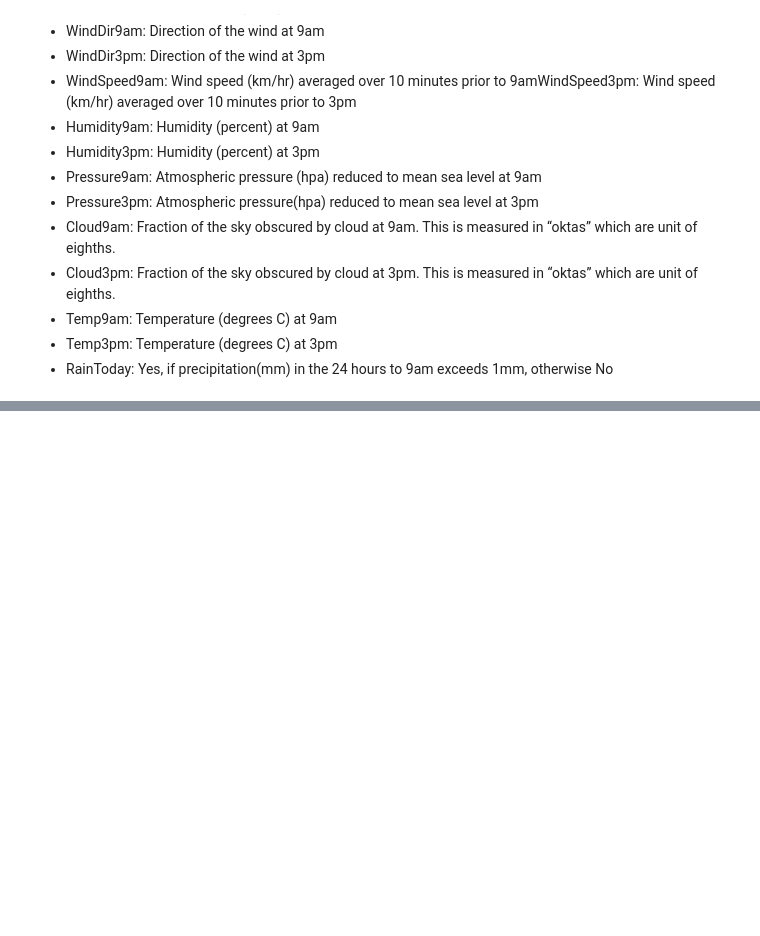
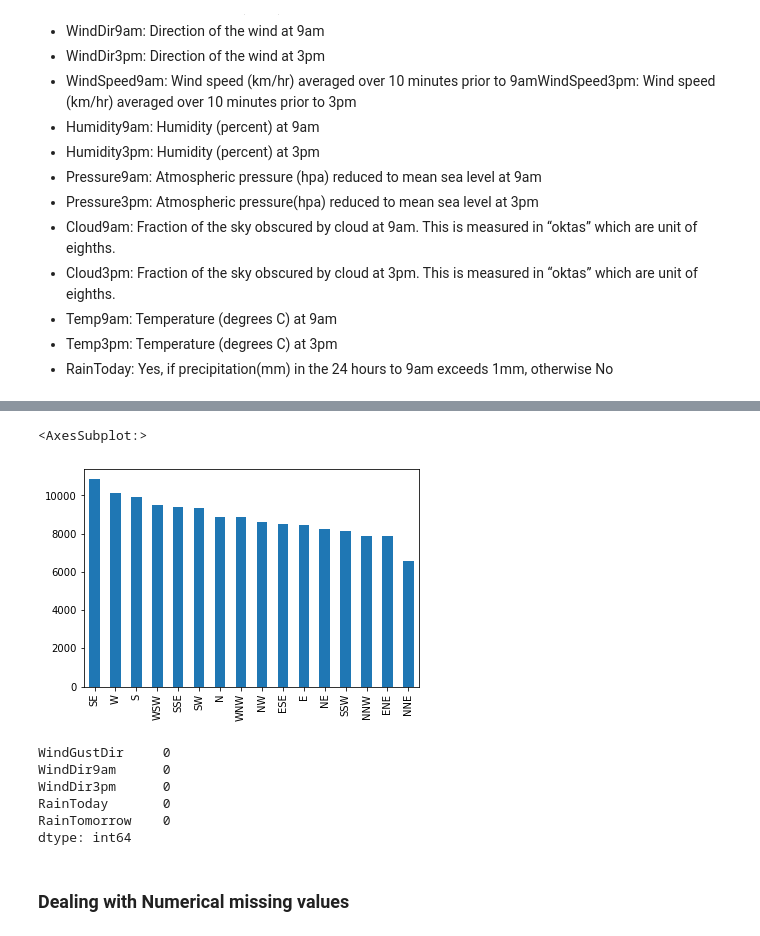
Before and after one commit to eankomah/ML-Australian-Weather-Prediction, a Jupyter notebook: ML_on_Australian_Weather_Prediction.ipynb, the cells around one changed output, grey strips where cells are left out. Cells and saved outputs as stored; diff of their text form; code cells hidden in the pictures; blank space fills up the shorter version.

```diff
--- a/ML_on_Australian_Weather_Prediction.ipynb
+++ b/ML_on_Australian_Weather_Prediction.ipynb
@@ -57,0 +238,6 @@ df
+# %%
+#Ploting frequecy distribution for WindDir3pm
+df['WindDir3pm'].value_counts().plot.bar()
+# %% [output]
+<AxesSubplot:>
+[figure, added]
@@ -57,0 +251,12 @@ df
+# %%
+# Checking if the null features are fully replaced
+df[missing_cat].isnull().sum()
+# %% [output]
+WindGustDir     0
+WindDir9am      0
+WindDir3pm      0
+RainToday       0
+RainTomorrow    0
+dtype: int64
+# %% [markdown]
+### Dealing with Numerical missing values
```
Also changed, not shown: parts of 84 cells of this notebook, 1 other file.
